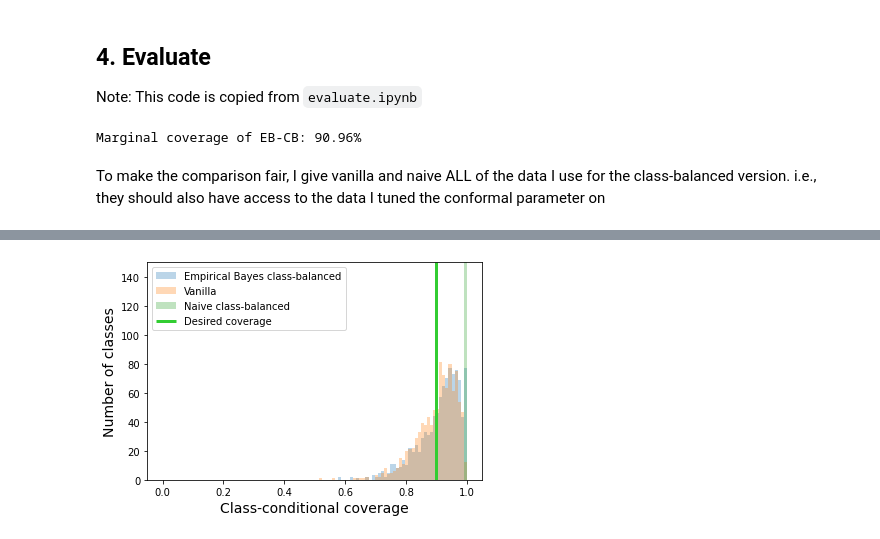
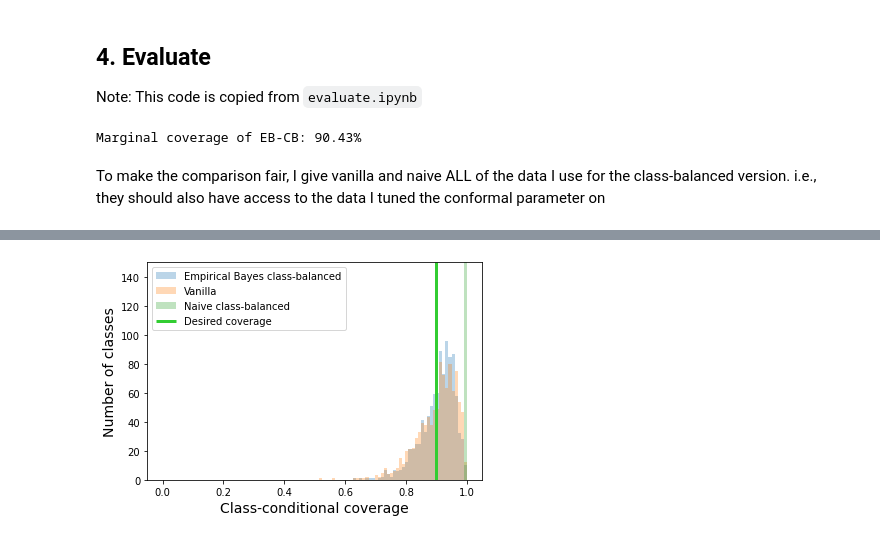
Before and after one commit to tiffanyding/empirical-bayes-conformal, a Jupyter notebook: pipeline.ipynb, the cells around one changed output, grey strips where cells are left out. Cells and saved outputs as stored; diff of their text form; code cells hidden in the pictures.

```diff
--- a/pipeline.ipynb
+++ b/pipeline.ipynb
@@ -265,6 +262,13 @@ plt.show()
 Excluding outliers doesn't make much of a difference, so we just let $D$ be the KDE fit on all data
 # %%
 D = kernel
+# %%
+# Sanity check: use oracle prior instead of KDE estimated above
+import pickle
+
+path = '.cache/kde.pkl'
+with open(path, 'rb') as f:
+    D = pickle.load(f)
 # %% [markdown]
 ## 3. Compute $\widehat{q}_k^{EB}$ for each class $k$
 
@@ -491,6 +495,6 @@ print(f'Marginal coverage of EB-CB: {marginal_cov*100:.2f}%')
 
 class_specific_cov = compute_class_specific_coverage(val_labels, preds)
 # %% [output]
-Marginal coverage of EB-CB: 90.96%
+Marginal coverage of EB-CB: 90.43%
 # %% [markdown]
 To make the comparison fair, I give vanilla and naive ALL of the data I use for the class-balanced version. i.e., they should also have access to the data I tuned the conformal parameter on
@@ -536,20 +537,20 @@ Marginal coverage of Naive CB: 100.00%
 # %%
 bins = np.linspace(0,1,100)
 plt.hist(class_specific_cov, bins=bins, label="Empirical Bayes class-balanced", alpha=.3)
 plt.hist(vanilla_class_specific_cov, bins=bins, label="Vanilla", alpha=.3)
 plt.hist(naivecb_class_specific_cov, bins=bins, label="Naive class-balanced", alpha=.3)
 
-_, plot_ymax = plt.ylim()
-# plot_ymax = 150
+# _, plot_ymax = plt.ylim()
+plot_ymax = 150
 plt.vlines(1-alpha, 0, plot_ymax, label='Desired coverage', color='limegreen', linewidth=3)
 plt.ylim(0, plot_ymax)
 
 plt.ylabel('Number of classes', fontsize=14)
 plt.xlabel('Class-conditional coverage', fontsize=14)
 plt.legend()
 plt.show()
 # %% [output]
-[figure, old version]
+[figure, new version]
 # %%
 # The same histograms as above, except on separate plots
 fig, axs = plt.subplots(3,1, figsize=(6, 6))
```
Also changed, not shown: parts of 12 cells of this notebook.
